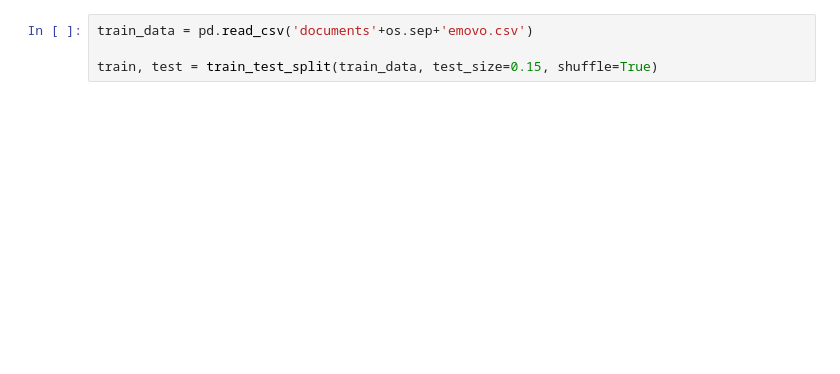
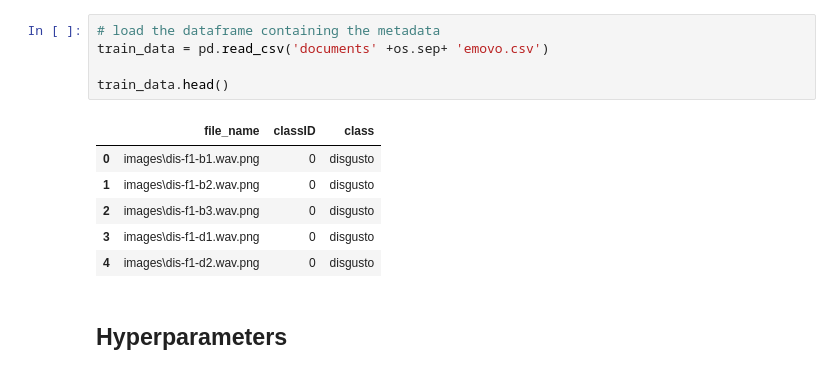
Before and after one commit to Marini97/Audio-CNN, a Jupyter notebook: EMOVO/train.ipynb, the cells around one changed output. Saved outputs shown, nothing was run; the diff lists cells and outputs as text; blank space fills up the shorter version.

```diff
--- a/EMOVO/train.ipynb
+++ b/EMOVO/train.ipynb
@@ -21,4 +29,14 @@ print(physical_devices)
 # %%
-train_data = pd.read_csv('documents'+os.sep+'emovo.csv')
+# load the dataframe containing the metadata
+train_data = pd.read_csv('documents' +os.sep+ 'emovo.csv')
 
-train, test = train_test_split(train_data, test_size=0.15, shuffle=True)
+train_data.head()
+# %% [output]
+|  | file_name | classID | class |
+| 0 | images\dis-f1-b1.wav.png | 0 | disgusto |
+| 1 | images\dis-f1-b2.wav.png | 0 | disgusto |
+| 2 | images\dis-f1-b3.wav.png | 0 | disgusto |
+| 3 | images\dis-f1-d1.wav.png | 0 | disgusto |
+| 4 | images\dis-f1-d2.wav.png | 0 | disgusto |
+# %% [markdown]
+## Hyperparameters
```
Also changed, not shown: parts of 16 cells of this notebook, 11 other files.
